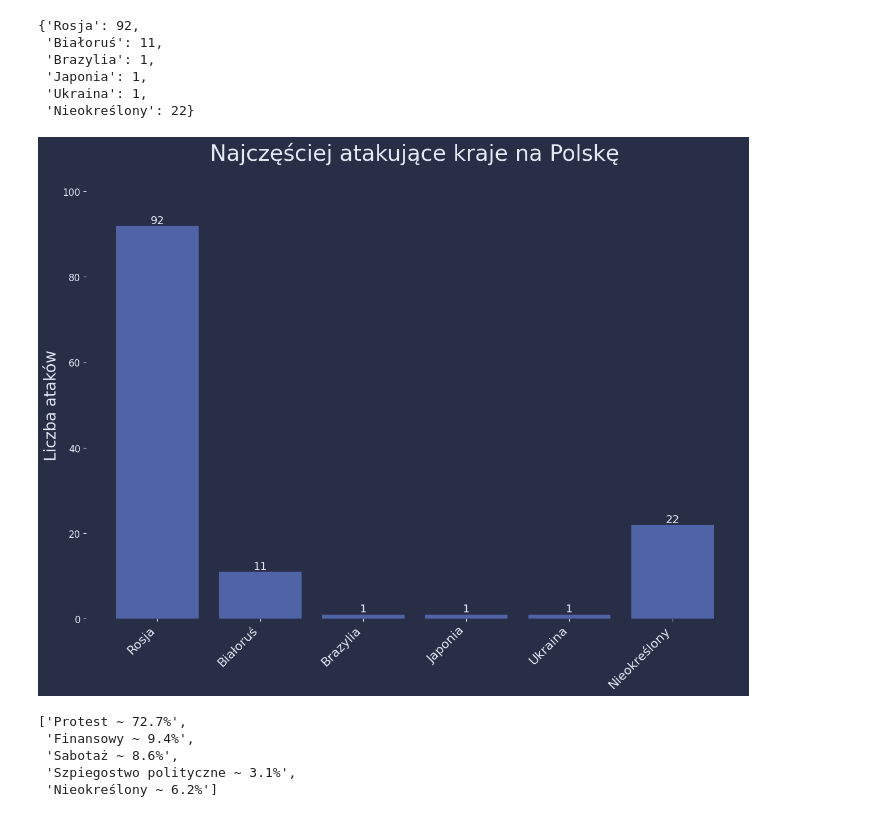
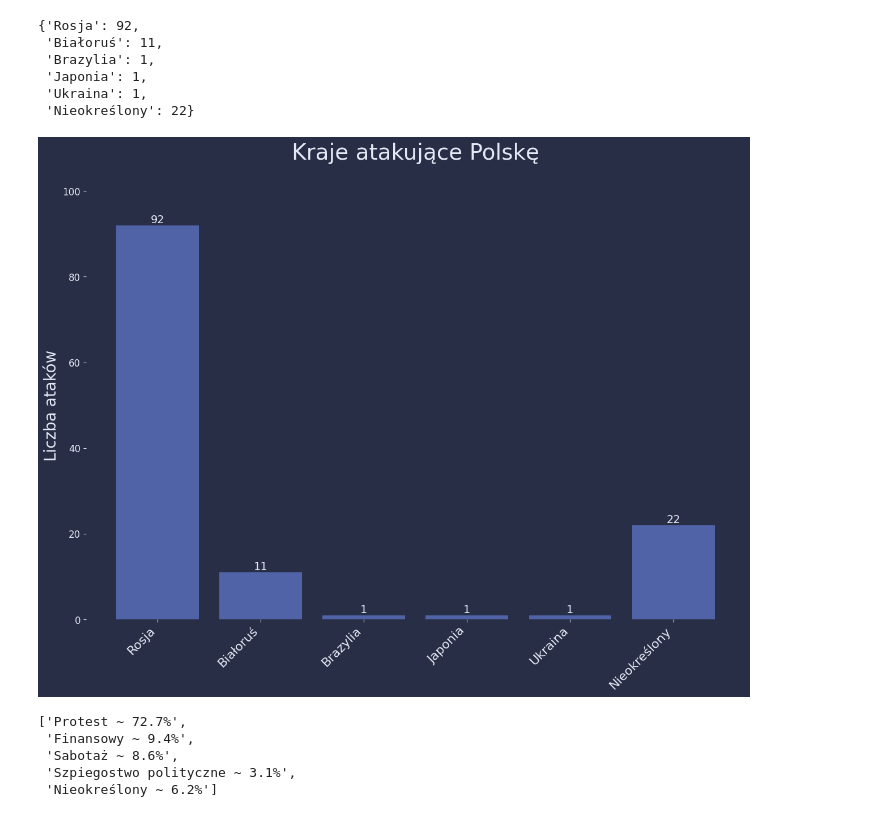
Before and after one commit to katwarwas/bezpieczni-app, a Jupyter notebook: jupyter_n/Untitled.ipynb, the cells around one changed output. Drawn from its saved outputs; the diff is of its cells as text; code cells hidden in the pictures.

```diff
--- a/jupyter_n/Untitled.ipynb
+++ b/jupyter_n/Untitled.ipynb
@@ -514,32 +514,32 @@ actor_country_pl
 # %%
 fig, ax = plt.subplots(figsize=(15,12))
 fig.patch.set_facecolor('#292e47')
 
 plt.subplots_adjust(bottom=0.25)
 
 labels = list(actor_country_pl.keys())
 values = list(actor_country_pl.values())
 bars = ax.bar(labels, values, color='#4f63a6')
 
 ax.set_frame_on(False)
 ax.set_ylabel('Liczba ataków', color='#e4eaf5', fontsize=20)
-ax.set_title('Najczęściej atakujące kraje na Polskę', color='#e4eaf5', fontsize=28, pad=40)
+ax.set_title('Kraje atakujące Polskę', color='#e4eaf5', fontsize=28, pad=40)
 
 ax.set_xticks(range(len(labels)))
 ax.set_xticklabels(labels, color='#e4eaf5', rotation=45, ha='right', fontsize=15)
 ax.tick_params(axis='x', colors='#e4eaf5', labelsize=16)
 ax.tick_params(axis='y', colors='#e4eaf5', labelsize=12)
 
 ax.set_ylim(0, 100)
 
 for bar in bars:
     yval = bar.get_height()
     ax.text(bar.get_x() + bar.get_width()/2, yval, f'{yval}', va='bottom', ha='center', color='#e4eaf5', fontsize=14)
 
-plt.savefig('most_actor_country_poland')
+plt.savefig('../static/photos/most_actor_country_poland')
 plt.show()
 # %% [output]
-[figure, old version]
+[figure, new version]
 # %%
 motive = dict(poland_df['motive'].value_counts())
 
```
Also changed, not shown: parts of 10 cells of this notebook, 14 other files.
